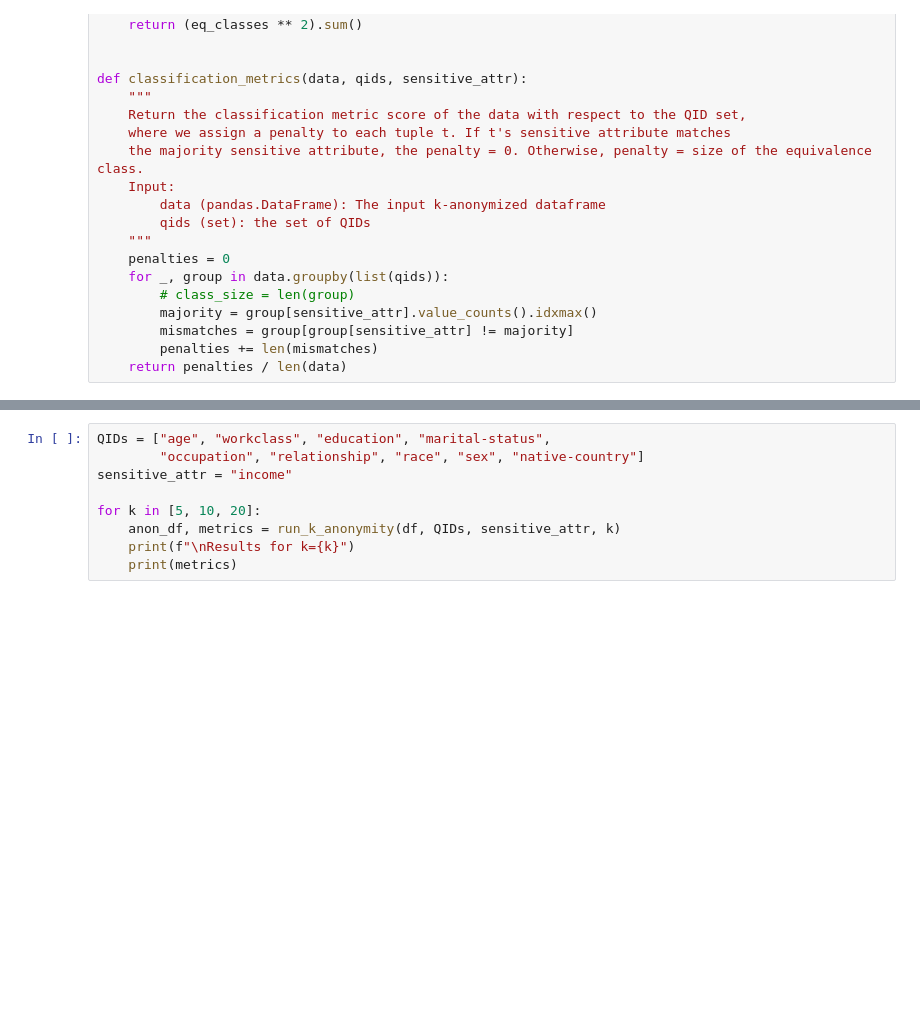
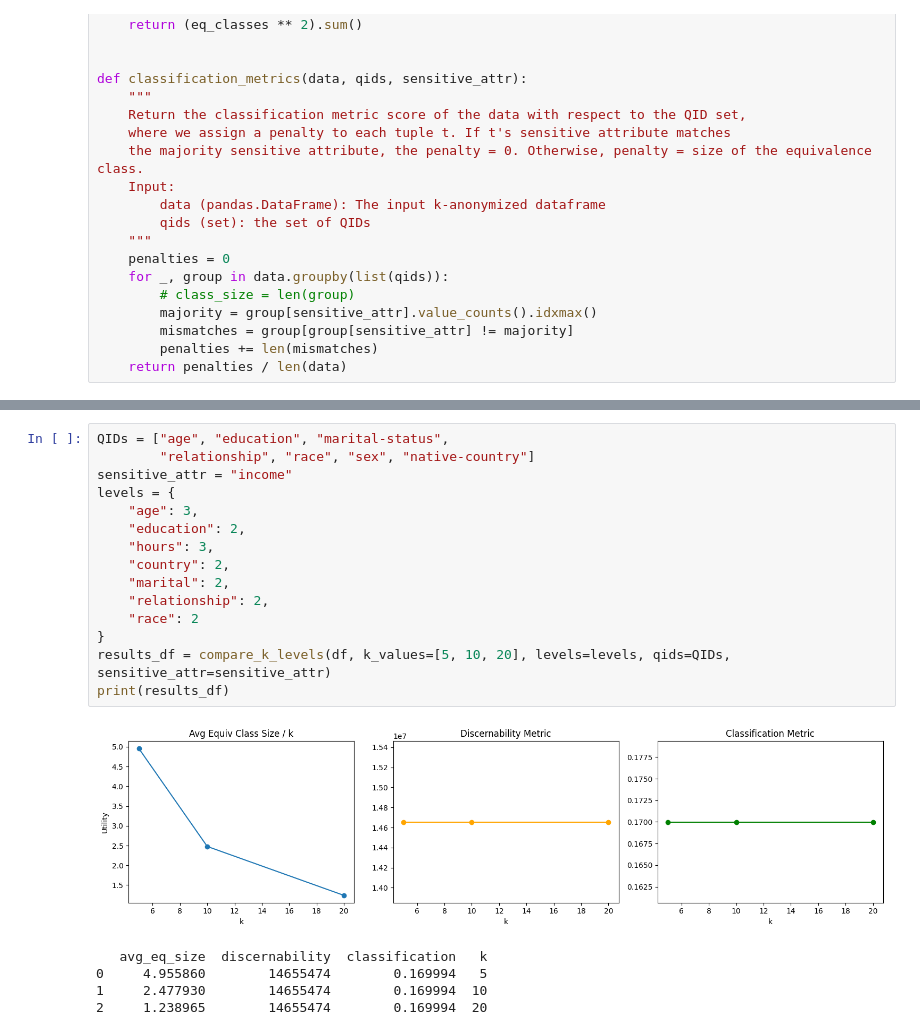
Before and after one commit to bachnguyen234/cs323-project-1, a Jupyter notebook: cs323_project_1.ipynb, the cells around one changed output, grey strips where cells are left out. Cells and saved outputs as stored; diff of their text form; blank space fills up the shorter version.

```diff
--- a/cs323_project_1.ipynb
+++ b/cs323_project_1.ipynb
@@ -129,9 +258,21 @@ def run_k_anonymity(data, qids, sensitive_attr, k, save_csv=True):
 # %%
-QIDs = ["age", "workclass", "education", "marital-status",
-        "occupation", "relationship", "race", "sex", "native-country"]
+QIDs = ["age", "education", "marital-status",
+        "relationship", "race", "sex", "native-country"]
 sensitive_attr = "income"
-
-for k in [5, 10, 20]:
-    anon_df, metrics = run_k_anonymity(df, QIDs, sensitive_attr, k)
-    print(f"\nResults for k={k}")
-    print(metrics)
+levels = {
+    "age": 3,
+    "education": 2,
+    "hours": 3,
+    "country": 2,
+    "marital": 2,
+    "relationship": 2,
+    "race": 2
+}
+results_df = compare_k_levels(df, k_values=[5, 10, 20], levels=levels, qids=QIDs, sensitive_attr=sensitive_attr)
+print(results_df)
+# %% [output]
+[figure, added]
+   avg_eq_size  discernability  classification   k
+0     4.955860        14655474        0.169994   5
+1     2.477930        14655474        0.169994  10
+2     1.238965        14655474        0.169994  20
```
Also changed, not shown: parts of 4 cells of this notebook.
